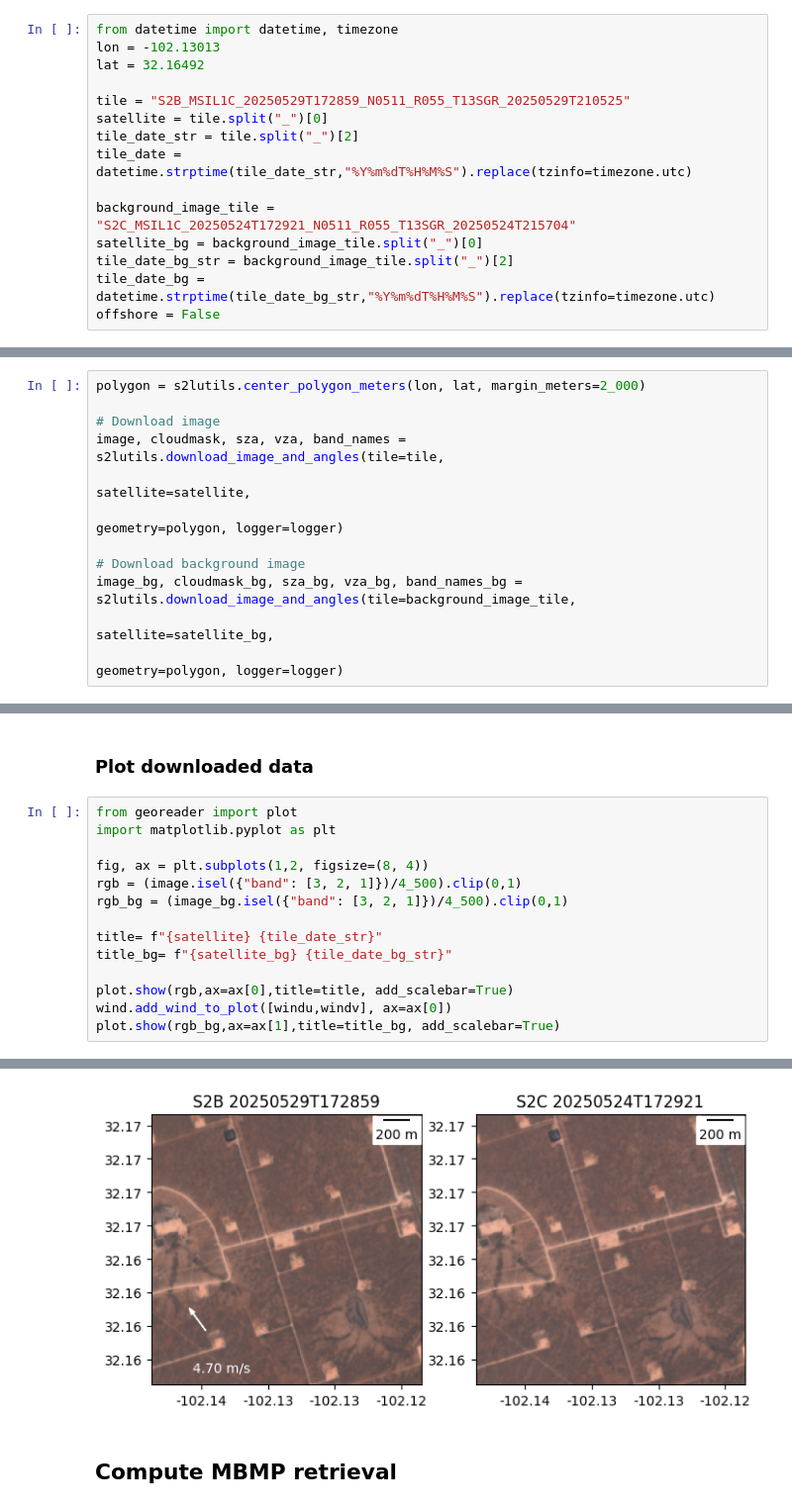
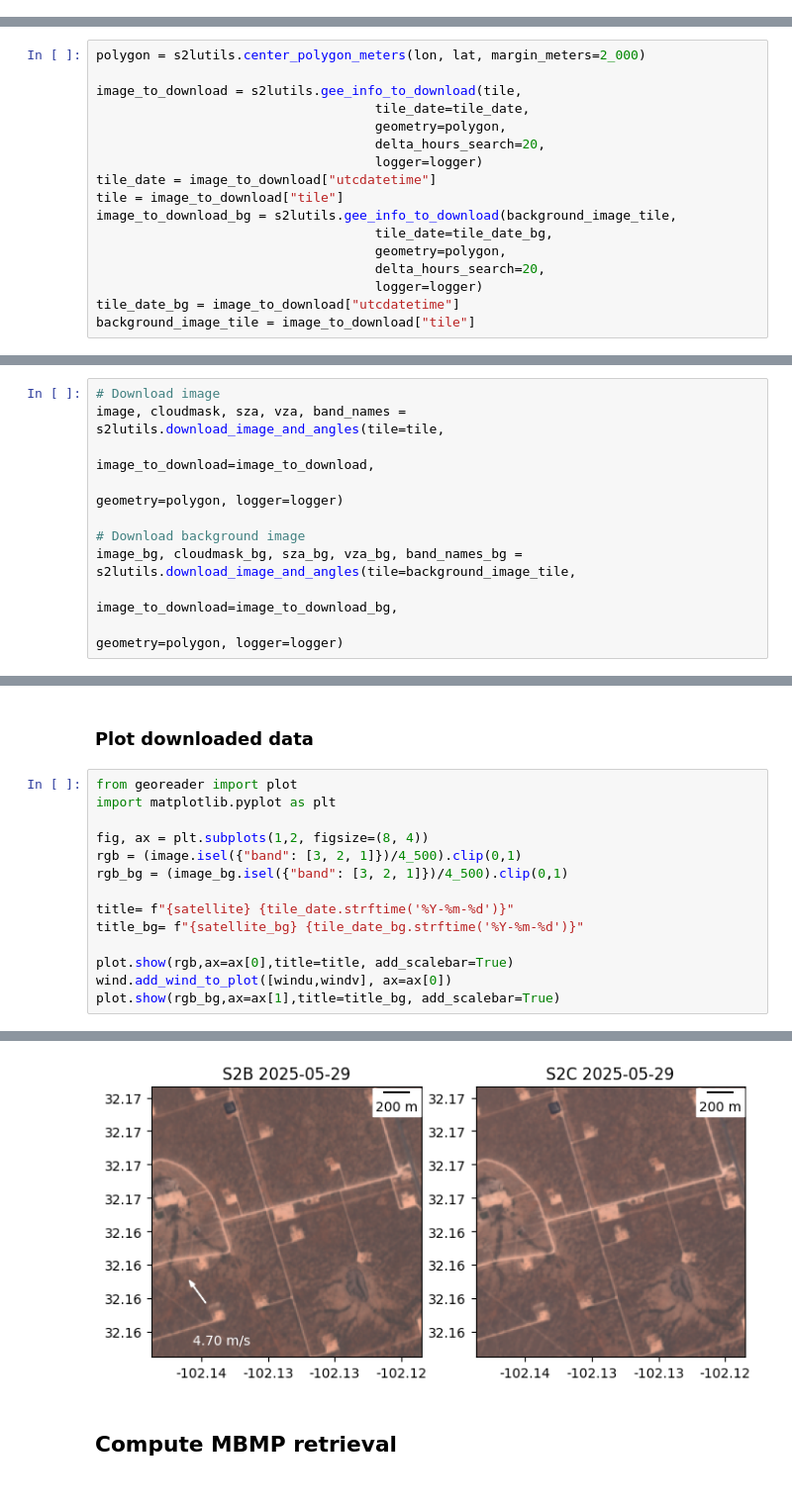
Before and after one commit to UNEP-IMEO-MARS/marss2l, a Jupyter notebook: notebooks/examples/download_and_inference.ipynb, the cells around one changed output, grey strips where cells are left out. Shown at 99% size. Saved outputs shown, nothing was run; the diff lists cells and outputs as text.

```diff
--- a/notebooks/examples/download_and_inference.ipynb
+++ b/notebooks/examples/download_and_inference.ipynb
@@ -43,18 +43,3 @@ ee.ee_initialize()
 logger = setup_stream_logger()
 # %% [output]
 Using service account for EE
-# %%
-from datetime import datetime, timezone
-lon = -102.13013
-lat = 32.16492
-
-tile = "S2B_MSIL1C_20250529T172859_N0511_R055_T13SGR_20250529T210525"
-satellite = tile.split("_")[0]
-tile_date_str = tile.split("_")[2]
-tile_date = datetime.strptime(tile_date_str,"%Y%m%dT%H%M%S").replace(tzinfo=timezone.utc)
-
-background_image_tile = "S2C_MSIL1C_20250524T172921_N0511_R055_T13SGR_20250524T215704"
-satellite_bg = background_image_tile.split("_")[0]
-tile_date_bg_str = background_image_tile.split("_")[2]
-tile_date_bg = datetime.strptime(tile_date_bg_str,"%Y%m%dT%H%M%S").replace(tzinfo=timezone.utc)
-offshore = False
@@ -61,16 +85,31 @@ offshore = False
+# %%
+polygon = s2lutils.center_polygon_meters(lon, lat, margin_meters=2_000)
+
+image_to_download = s2lutils.gee_info_to_download(tile,
+                                    tile_date=tile_date,
+                                    geometry=polygon,
+                                    delta_hours_search=20,
+                                    logger=logger)
+tile_date = image_to_download["utcdatetime"]
+tile = image_to_download["tile"]
+image_to_download_bg = s2lutils.gee_info_to_download(background_image_tile,
+                                    tile_date=tile_date_bg,
+                                    geometry=polygon,
+                                    delta_hours_search=20,
+                                    logger=logger)
+tile_date_bg = image_to_download["utcdatetime"]
+background_image_tile = image_to_download["tile"]
 # %% [markdown]
 ## Download the current image and the background image
 # %%
-polygon = s2lutils.center_polygon_meters(lon, lat, margin_meters=2_000)
-
 # Download image
 image, cloudmask, sza, vza, band_names = s2lutils.download_image_and_angles(tile=tile,
-                                                                            satellite=satellite,
+                                                                            image_to_download=image_to_download,
                                                                             geometry=polygon, logger=logger)
 
 # Download background image
 image_bg, cloudmask_bg, sza_bg, vza_bg, band_names_bg = s2lutils.download_image_and_angles(tile=background_image_tile,
-                                                                                           satellite=satellite_bg,
+                                                                                           image_to_download=image_to_download_bg,
                                                                                            geometry=polygon, logger=logger)
 # %% [output]
 Warning 1: TIFFReadDirectory:Sum of Photometric type-related color channels and ExtraSamples doesn't match SamplesPerPixel. Defining non-color channels as ExtraSamples.
@@ -93,8 +132,8 @@ fig, ax = plt.subplots(1,2, figsize=(8, 4))
 rgb = (image.isel({"band": [3, 2, 1]})/4_500).clip(0,1)
 rgb_bg = (image_bg.isel({"band": [3, 2, 1]})/4_500).clip(0,1)
 
-title= f"{satellite} {tile_date_str}"
-title_bg= f"{satellite_bg} {tile_date_bg_str}"
+title= f"{satellite} {tile_date.strftime('%Y-%m-%d')}"
+title_bg= f"{satellite_bg} {tile_date_bg.strftime('%Y-%m-%d')}"
 
 plot.show(rgb,ax=ax[0],title=title, add_scalebar=True)
 wind.add_wind_to_plot([windu,windv], ax=ax[0])
@@ -104,4 +143,4 @@ plot.show(rgb_bg,ax=ax[1],title=title_bg, add_scalebar=True)
-[figure, old version]
+[figure, new version]
 # %% [markdown]
 ## Compute MBMP retrieval
 # %%
```
Also changed, not shown: parts of 9 cells of this notebook, 2 other files.
